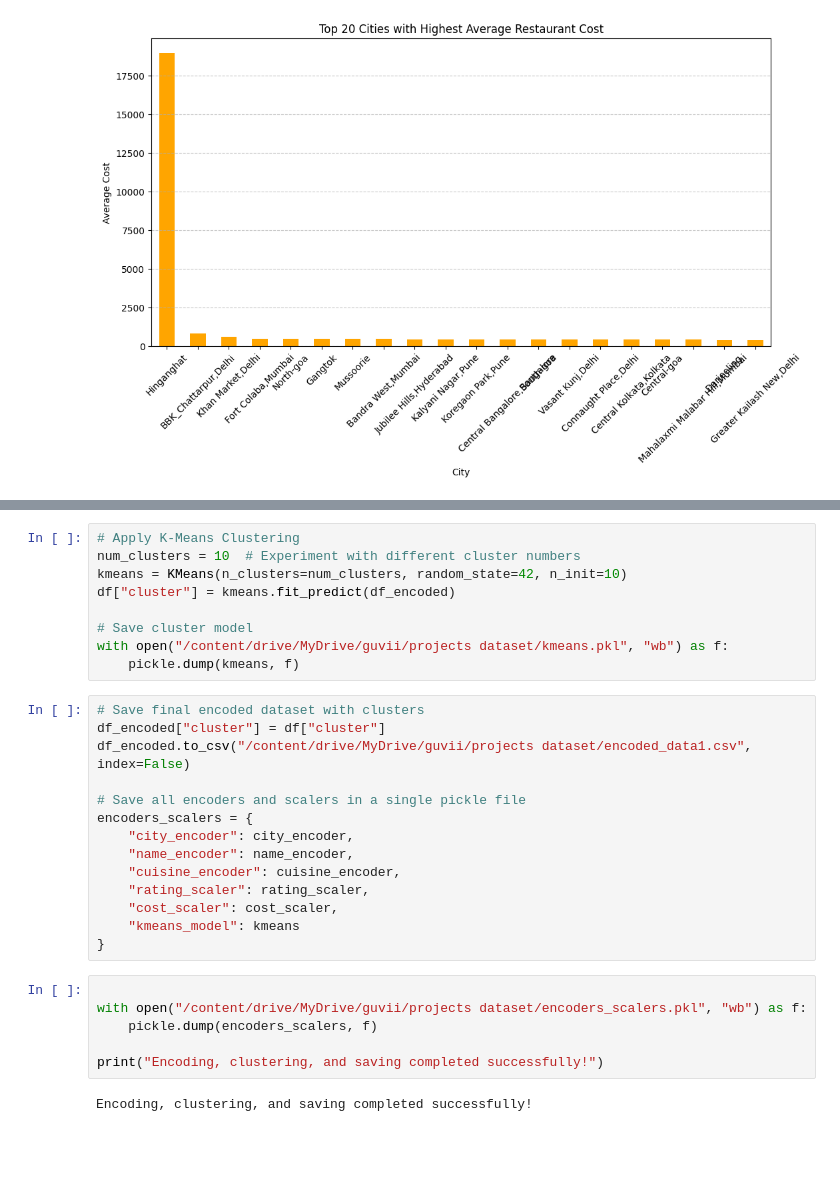
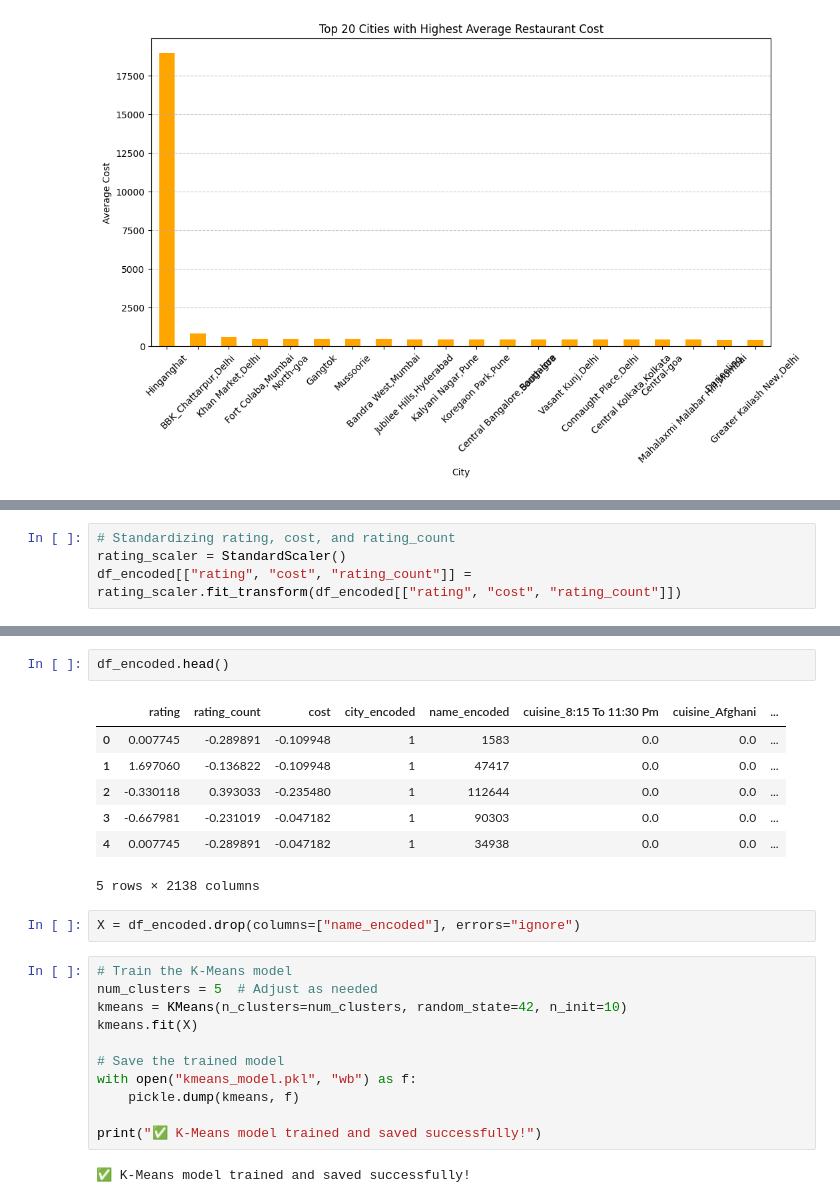
Before and after one commit to viswakimi/swiggy-Restaurant-Recommendation-System, a Jupyter notebook: Swiggy’s_Restaurant_Recommendation.ipynb, the cells around one changed output, grey strips where cells are left out. Drawn from its saved outputs; the diff is of its cells as text; blank space fills up the shorter version.

```diff
--- a/Swiggy’s_Restaurant_Recommendation.ipynb
+++ b/Swiggy’s_Restaurant_Recommendation.ipynb
@@ -386,0 +361,4 @@ Encoding completed and saved successfully!
+# %%
+# Standardizing rating, cost, and rating_count
+rating_scaler = StandardScaler()
+df_encoded[["rating", "cost", "rating_count"]] = rating_scaler.fit_transform(df_encoded[["rating", "cost", "rating_count"]])
@@ -387,31 +378,25 @@ Encoding completed and saved successfully!
+# %%
+df_encoded.head()
+# %% [output]
+|  | rating | rating_count | cost | city_encoded | name_encoded | cuisine_8:15 To 11:30 Pm | cuisine_Afghani | ... |
+| 0 | 0.007745 | -0.289891 | -0.109948 | 1 | 1583 | 0.0 | 0.0 | ... |
+| 1 | 1.697060 | -0.136822 | -0.109948 | 1 | 47417 | 0.0 | 0.0 | ... |
+| 2 | -0.330118 | 0.393033 | -0.235480 | 1 | 112644 | 0.0 | 0.0 | ... |
+| 3 | -0.667981 | -0.231019 | -0.047182 | 1 | 90303 | 0.0 | 0.0 | ... |
+| 4 | 0.007745 | -0.289891 | -0.047182 | 1 | 34938 | 0.0 | 0.0 | ... |
+5 rows × 2138 columns
+# %%
+X = df_encoded.drop(columns=["name_encoded"], errors="ignore")
 # %%
-# Apply K-Means Clustering
-num_clusters = 10  # Experiment with different cluster numbers
+# Train the K-Means model
+num_clusters = 5  # Adjust as needed
 kmeans = KMeans(n_clusters=num_clusters, random_state=42, n_init=10)
-df["cluster"] = kmeans.fit_predict(df_encoded)
+kmeans.fit(X)
 
-# Save cluster model
-with open("/content/drive/MyDrive/guvii/projects dataset/kmeans.pkl", "wb") as f:
+# Save the trained model
+with open("kmeans_model.pkl", "wb") as f:
     pickle.dump(kmeans, f)
+
+print("✅ K-Means model trained and saved successfully!")
+# %% [output]
+✅ K-Means model trained and saved successfully!
-# %%
-# Save final encoded dataset with clusters
-df_encoded["cluster"] = df["cluster"]
-df_encoded.to_csv("/content/drive/MyDrive/guvii/projects dataset/encoded_data1.csv", index=False)
-
-# Save all encoders and scalers in a single pickle file
-encoders_scalers = {
-    "city_encoder": city_encoder,
-    "name_encoder": name_encoder,
-    "cuisine_encoder": cuisine_encoder,
-    "rating_scaler": rating_scaler,
-    "cost_scaler": cost_scaler,
-    "kmeans_model": kmeans
-}
-# %%
-
-with open("/content/drive/MyDrive/guvii/projects dataset/encoders_scalers.pkl", "wb") as f:
-    pickle.dump(encoders_scalers, f)
-
-print("Encoding, clustering, and saving completed successfully!")
-# %% [output]
-Encoding, clustering, and saving completed successfully!
```
Also changed, not shown: parts of 13 cells of this notebook.
